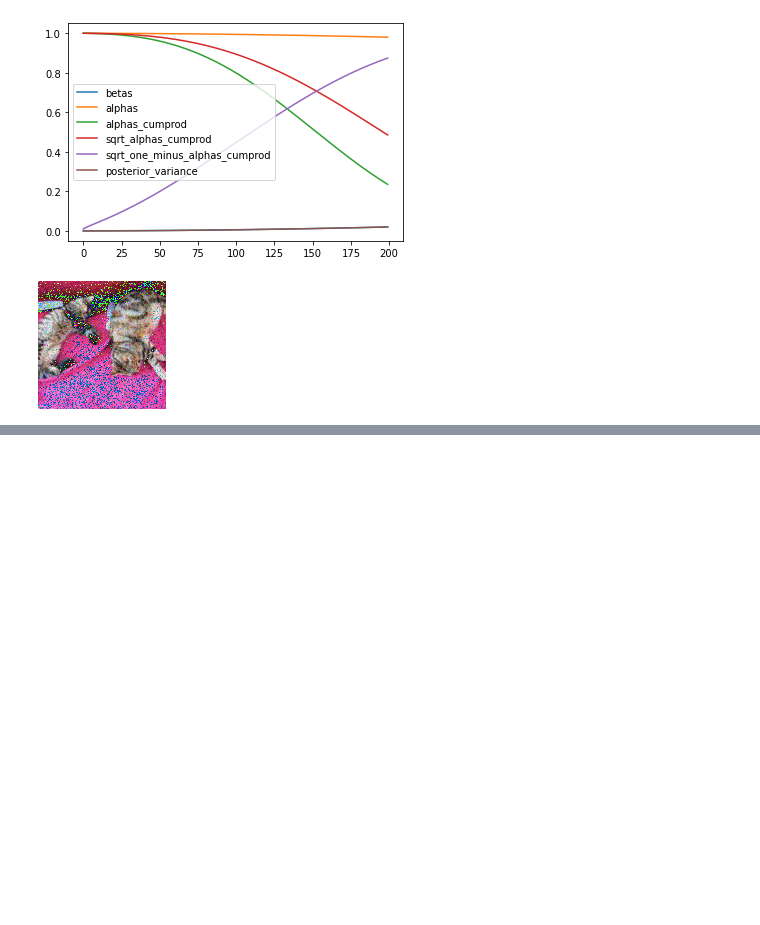
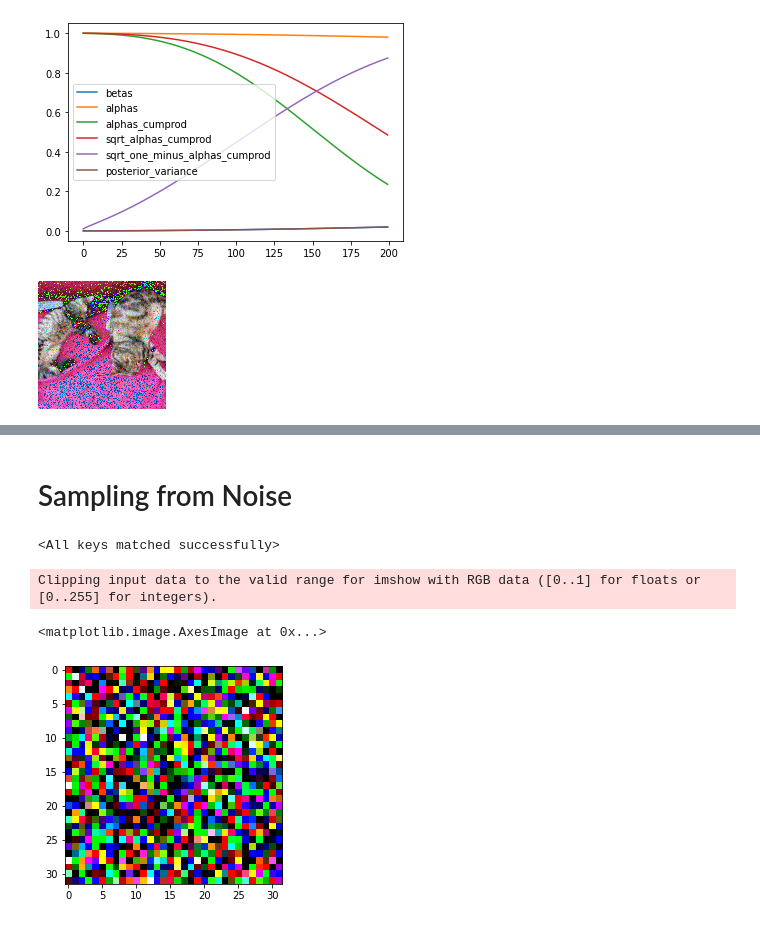
Before and after one commit to isaac0804/DDPM, a Jupyter notebook: visualize.ipynb, the cells around one changed output, grey strips where cells are left out. Drawn from its saved outputs; the diff is of its cells as text; code cells hidden in the pictures; blank space fills up the shorter version.

Commit message:
sampling from noise + minor refactor

```diff
--- a/visualize.ipynb
+++ b/visualize.ipynb
@@ -130,3 +130,41 @@ def plot(imgs, with_orig=False, row_title=None, **imshow_kwargs):
 plot([get_noisy_image(x_start, torch.tensor([t])) for t in [0, 50, 100, 150, 199]])
 # %% [output]
 [figure]
+# %% [markdown]
+# Sampling from Noise
+# %%
+import torch
+from composer.utils import load_checkpoint
+from model import UNet
+
+model = UNet(
+    dim=32, # Image size
+    init_dim=None,
+    out_dim=None,
+    dim_mults=(1, 2, 4, 8),
+    channels=3,
+    with_time_emb=True,
+    resnet_block_groups=8,
+    use_convnext=True,
+    convnext_mult=2,
+    batch_size=8,
+    timesteps=200,
+    loss_type="huber")
+state_dict = torch.load("runs/1656774613-persimmon-carp/checkpoints/ep1-ba1562-rank0")
+model.load_state_dict(state_dict["state"]["model"])
+# %% [output]
+<All keys matched successfully>
+# %%
+from ddpm import sample
+import matplotlib.pyplot as plt
+
+# sample 64 images
+samples = model.sample(image_size=32)
+
+# show a random one
+random_index = 5
+plt.imshow(samples[-1][random_index].reshape(32, 32, 3), cmap="gray")
+# %% [output]
+Clipping input data to the valid range for imshow with RGB data ([0..1] for floats or [0..255] for integers).
+<matplotlib.image.AxesImage at 0x...>
+[figure, added]
```
Also changed, not shown: parts of 1 cell of this notebook, 4 other files.
